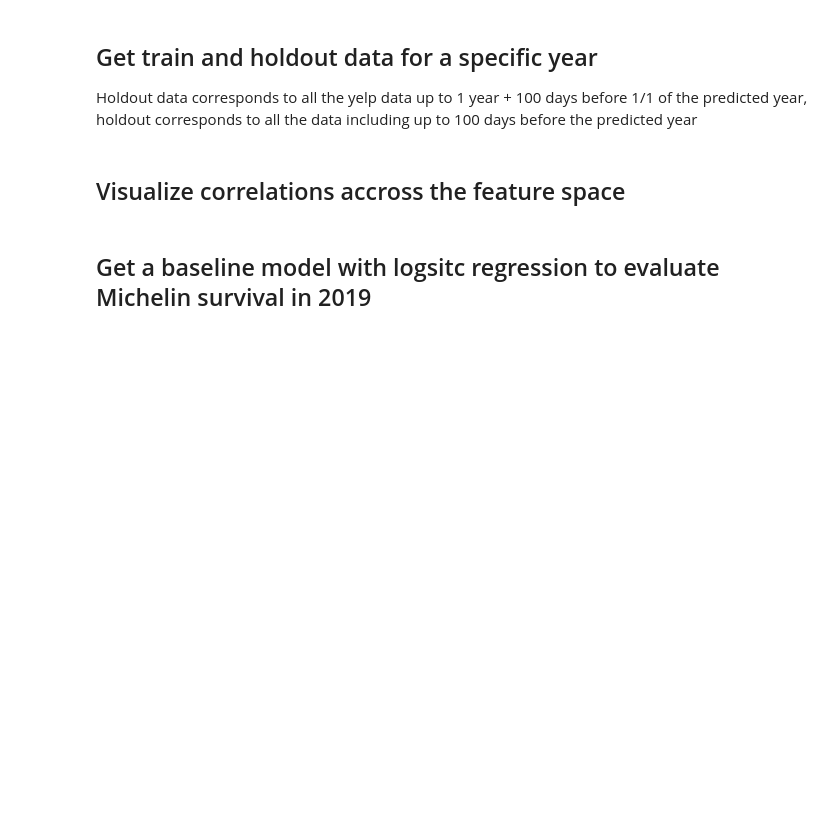
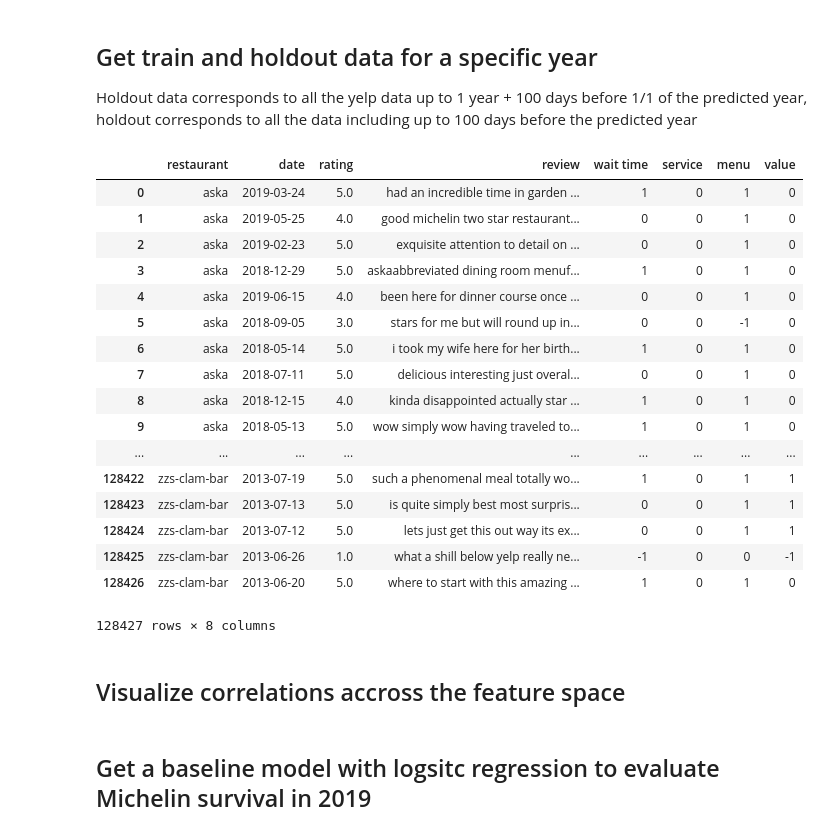
Before and after one commit to ysheynin/Michelin_Survivor_NYC, a Jupyter notebook: Michelin Survival Analysis.ipynb, the cells around one changed output. Cells and saved outputs as stored; diff of their text form; code cells hidden in the pictures; blank space fills up the shorter version.

```diff
--- a/Michelin Survival Analysis.ipynb
+++ b/Michelin Survival Analysis.ipynb
@@ -458,3 +469,24 @@ train['X'].first_review
+# %%
+yelp_data
+# %% [output]
+|  | restaurant | date | rating | review | wait time | service | menu | value |
+| 0 | aska | 2019-03-24 | 5.0 | had an incredible time in garden ... | 1 | 0 | 1 | 0 |
+| 1 | aska | 2019-05-25 | 4.0 | good michelin two star restaurant... | 0 | 0 | 1 | 0 |
+| 2 | aska | 2019-02-23 | 5.0 | exquisite attention to detail on ... | 0 | 0 | 1 | 0 |
+| 3 | aska | 2018-12-29 | 5.0 | askaabbreviated dining room menuf... | 1 | 0 | 1 | 0 |
+| 4 | aska | 2019-06-15 | 4.0 | been here for dinner course once ... | 0 | 0 | 1 | 0 |
+| 5 | aska | 2018-09-05 | 3.0 | stars for me but will round up in... | 0 | 0 | -1 | 0 |
+| 6 | aska | 2018-05-14 | 5.0 | i took my wife here for her birth... | 1 | 0 | 1 | 0 |
+| 7 | aska | 2018-07-11 | 5.0 | delicious interesting just overal... | 0 | 0 | 1 | 0 |
+| 8 | aska | 2018-12-15 | 4.0 | kinda disappointed actually star ... | 1 | 0 | 1 | 0 |
+| 9 | aska | 2018-05-13 | 5.0 | wow simply wow having traveled to... | 1 | 0 | 1 | 0 |
+| ... | ... | ... | ... | ... | ... | ... | ... | ... |
+| 128422 | zzs-clam-bar | 2013-07-19 | 5.0 | such a phenomenal meal totally wo... | 1 | 0 | 1 | 1 |
+| 128423 | zzs-clam-bar | 2013-07-13 | 5.0 | is quite simply best most surpris... | 0 | 0 | 1 | 1 |
+| 128424 | zzs-clam-bar | 2013-07-12 | 5.0 | lets just get this out way its ex... | 0 | 0 | 1 | 1 |
+| 128425 | zzs-clam-bar | 2013-06-26 | 1.0 | what a shill below yelp really ne... | -1 | 0 | 0 | -1 |
+| 128426 | zzs-clam-bar | 2013-06-20 | 5.0 | where to start with this amazing ... | 1 | 0 | 1 | 0 |
+128427 rows × 8 columns
 # %% [markdown]
 ## Visualize correlations accross the feature space
 # %%
```
Also changed, not shown: parts of 12 cells of this notebook, 23 other files.
